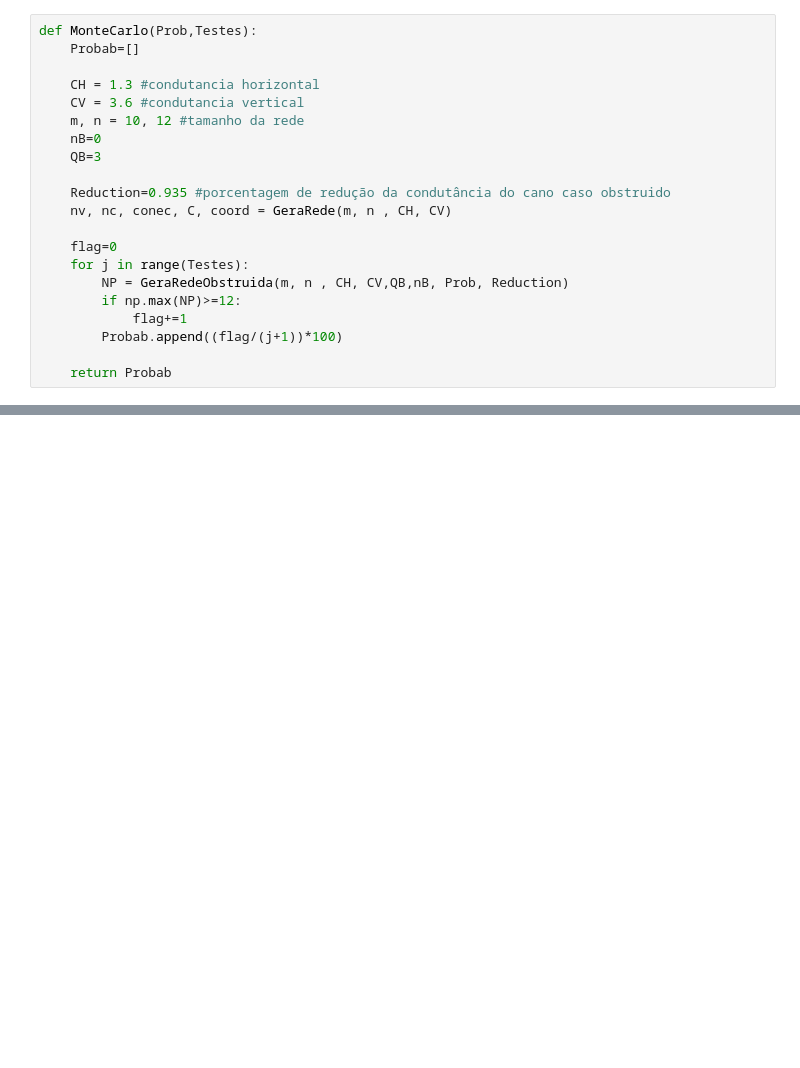
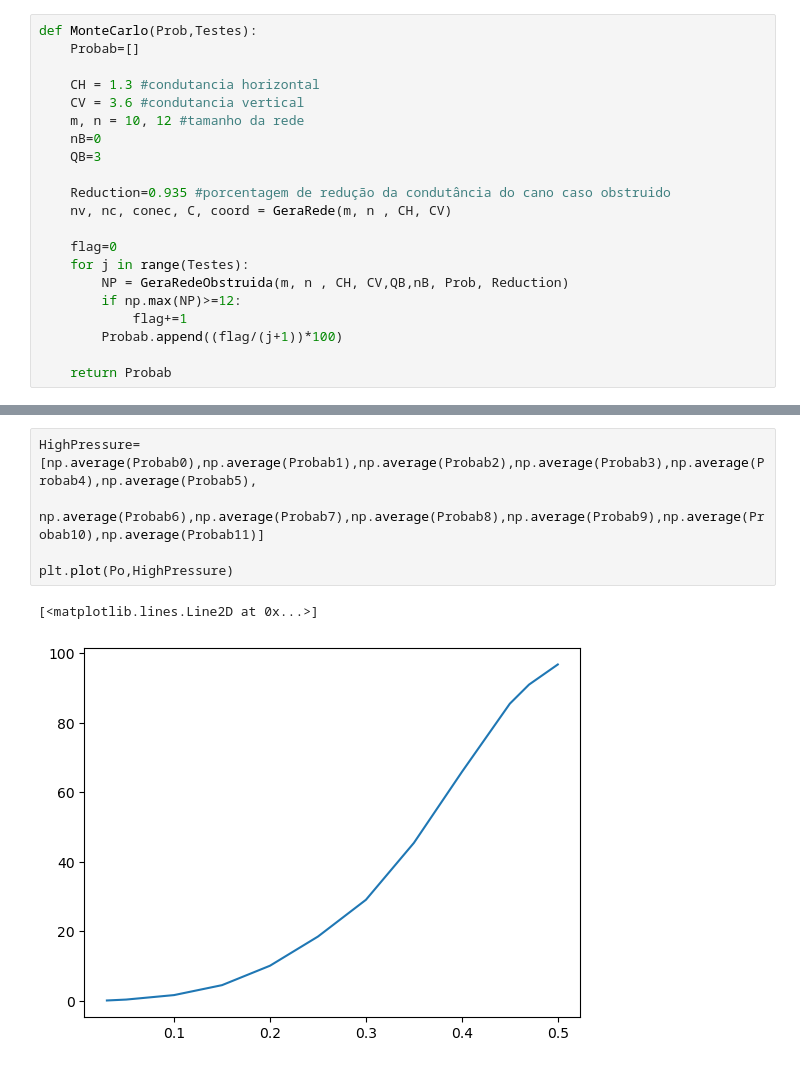
Before and after one commit to heloisaPazeti/Calculo_Monte_Carlo_em_Redes, a Jupyter notebook: Trabalho 1.ipynb, the cells around one changed output, grey strips where cells are left out. Cells and saved outputs as stored; diff of their text form; blank space fills up the shorter version.

```diff
--- a/Trabalho 1.ipynb
+++ b/Trabalho 1.ipynb
@@ -235,0 +238,8 @@ np.average(Probab7)
+# %%
+HighPressure=[np.average(Probab0),np.average(Probab1),np.average(Probab2),np.average(Probab3),np.average(Probab4),np.average(Probab5),
+              np.average(Probab6),np.average(Probab7),np.average(Probab8),np.average(Probab9),np.average(Probab10),np.average(Probab11)]
+
+plt.plot(Po,HighPressure)
+# %% [output]
+[<matplotlib.lines.Line2D at 0x...>]
+[figure, added]
```
Also changed, not shown: parts of 5 cells of this notebook.
